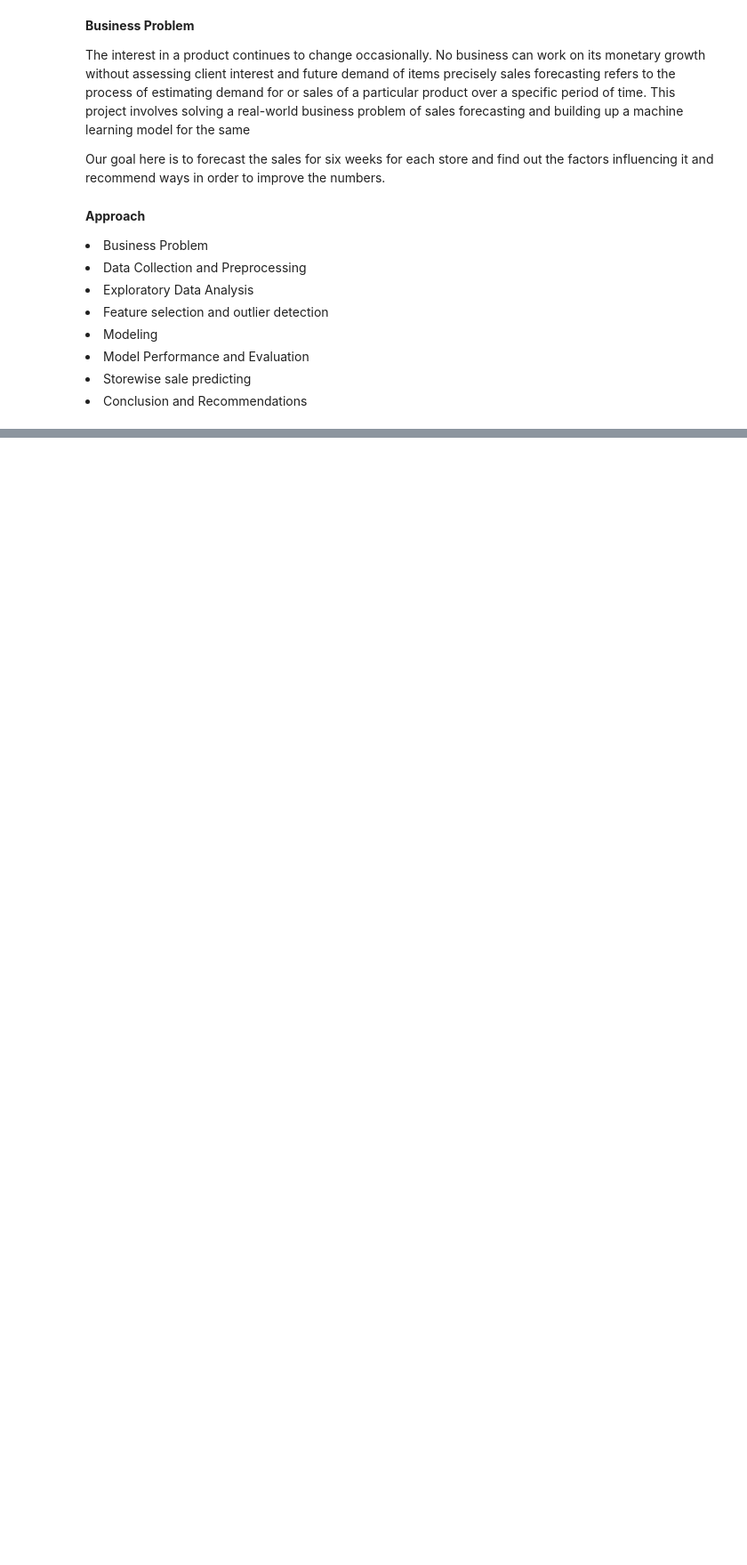
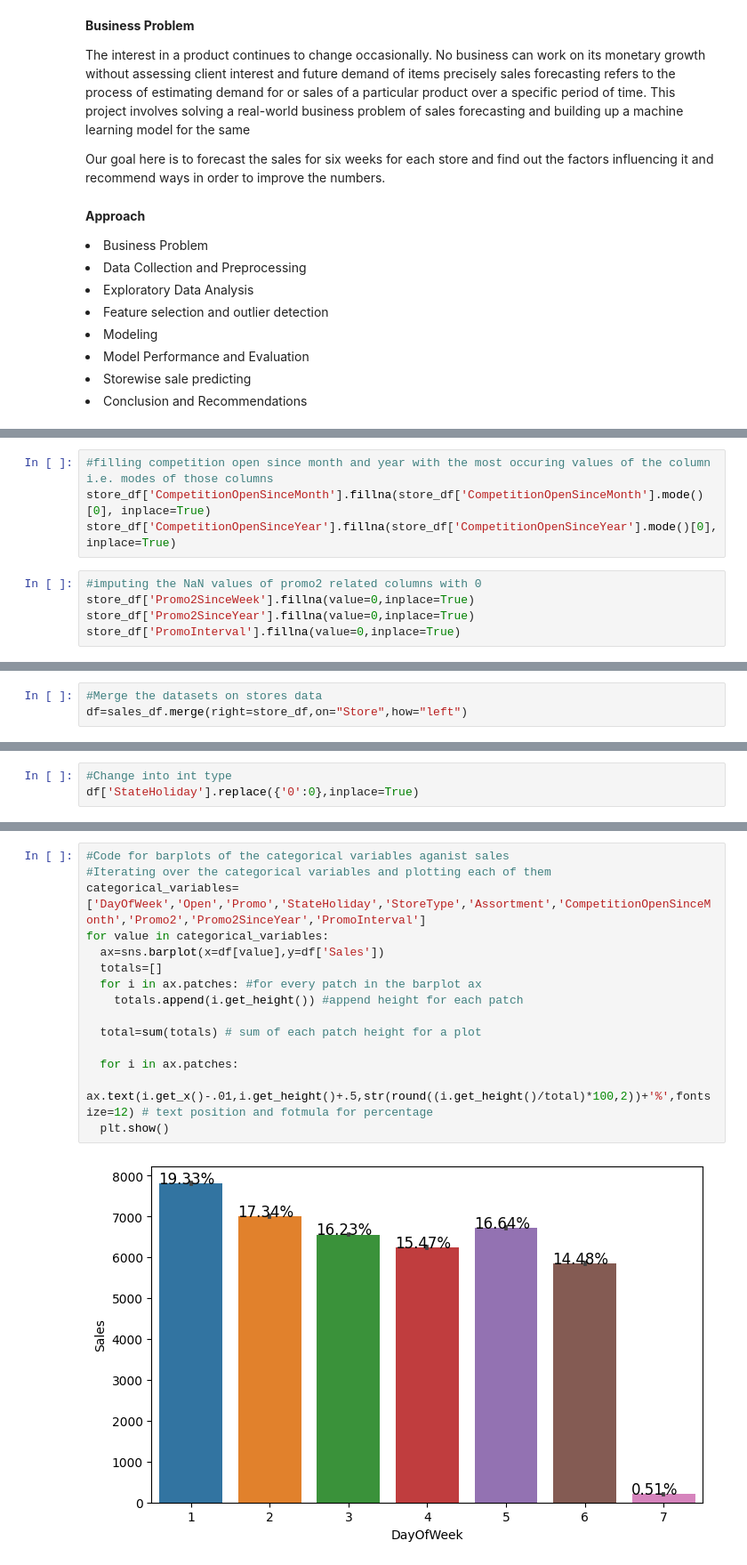
Before and after one commit to ambika1us/Retail_Sales_Prediction, a Jupyter notebook: Retail_Sales_Prediction.ipynb, the cells around one changed output, grey strips where cells are left out. Shown at 89% size. Saved outputs shown, nothing was run; the diff lists cells and outputs as text; blank space fills up the shorter version.

```diff
--- a/Retail_Sales_Prediction.ipynb
+++ b/Retail_Sales_Prediction.ipynb
@@ -43,0 +169,9 @@
+# %%
+#filling competition open since month and year with the most occuring values of the column i.e. modes of those columns
+store_df['CompetitionOpenSinceMonth'].fillna(store_df['CompetitionOpenSinceMonth'].mode()[0], inplace=True)
+store_df['CompetitionOpenSinceYear'].fillna(store_df['CompetitionOpenSinceYear'].mode()[0], inplace=True)
+# %%
+#imputing the NaN values of promo2 related columns with 0
+store_df['Promo2SinceWeek'].fillna(value=0,inplace=True)
+store_df['Promo2SinceYear'].fillna(value=0,inplace=True)
+store_df['PromoInterval'].fillna(value=0,inplace=True)
@@ -43,0 +195,3 @@
+# %%
+#Merge the datasets on stores data
+df=sales_df.merge(right=store_df,on="Store",how="left")
@@ -43,0 +260,3 @@
+# %%
+#Change into int type
+df['StateHoliday'].replace({'0':0},inplace=True)
@@ -43,0 +279,17 @@
+# %%
+#Code for barplots of the categorical variables aganist sales
+#Iterating over the categorical variables and plotting each of them
+categorical_variables=['DayOfWeek','Open','Promo','StateHoliday','StoreType','Assortment','CompetitionOpenSinceMonth','Promo2','Promo2SinceYear','PromoInterval']
+for value in categorical_variables:
+  ax=sns.barplot(x=df[value],y=df['Sales'])
+  totals=[]
+  for i in ax.patches: #for every patch in the barplot ax
+    totals.append(i.get_height()) #append height for each patch
+
+  total=sum(totals) # sum of each patch height for a plot
+
+  for i in ax.patches:
+    ax.text(i.get_x()-.01,i.get_height()+.5,str(round((i.get_height()/total)*100,2))+'%',fontsize=12) # text position and fotmula for percentage
+  plt.show()
+# %% [output]
+[figure, added]
```
Also changed, not shown: parts of 27 cells of this notebook.
